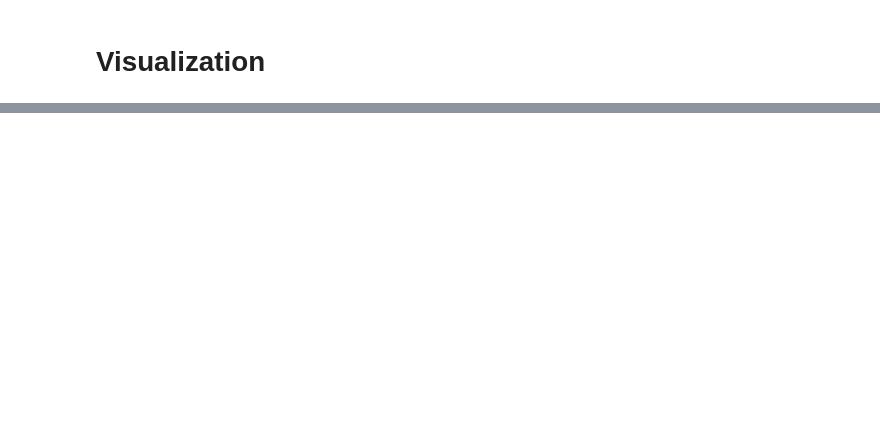
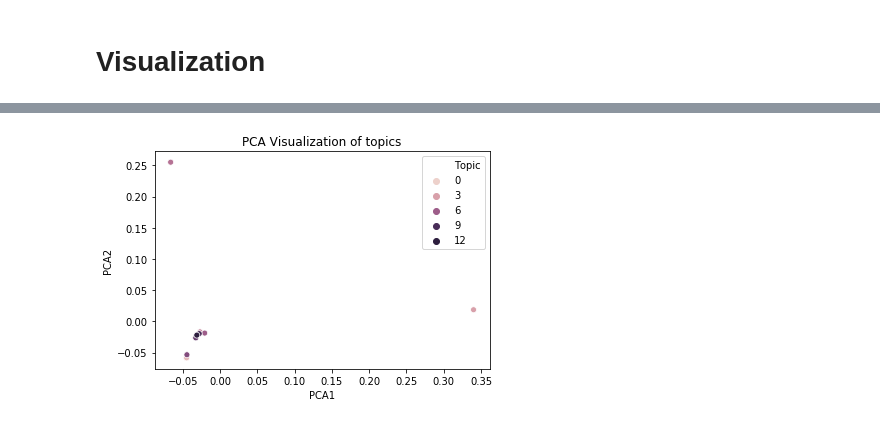
Before and after one commit to bishalsainju/Job-Satisfaction, a Jupyter notebook: analysis/clustering/alpha-beta/topic clustering.ipynb, the cells around one changed output, grey strips where cells are left out. Saved outputs shown, nothing was run; the diff lists cells and outputs as text; code cells hidden in the pictures; blank space fills up the shorter version.

```diff
--- a/analysis/clustering/alpha-beta/topic clustering.ipynb
+++ b/analysis/clustering/alpha-beta/topic clustering.ipynb
@@ -77,4 +78,4 @@ X_tsne = tsne.fit_transform(topic_word_distr)
 from sklearn.decomposition import PCA
 
 pca = PCA(n_components=2)
-X_tsne = pca.fit_transform(dist)
+X_tsne = pca.fit_transform(topic_word_distr)
@@ -319,6 +106,0 @@ print(dist)
-# %%
-# Clustering
-from sklearn.manifold import TSNE
-# tsne = TSNE(n_components=2)
-tsne = TSNE(n_components=2, verbose=1, random_state=0, angle=.99, init='pca')
-X_tsne = tsne.fit_transform(topic_word_distr)
@@ -385,0 +107,16 @@ show(plot_lda)
+# %%
+df_cluster = pd.DataFrame()
+df_cluster['X'] = X_tsne[:, 0]
+df_cluster['Y'] = X_tsne[:, 1]
+df_cluster['Topic'] = range(num_topics)
+df_cluster['Topic_Words'] = imp_words
+
+cluster_colors = dict()
+for c in range(num_topics):
+    cluster_colors[c] = colormap[c]
+
+df_cluster['Colors'] = df_cluster['Topic'].apply(lambda l: cluster_colors[l])
+df_cluster.sort_values(by=['Topic'], inplace=True)
+
+df_cluster['Topic'] = df_cluster['Topic']+1
+display(df_cluster.head())
@@ -385,0 +130,12 @@ show(plot_lda)
+# %%
+import seaborn as sns
+import matplotlib.pyplot as plt
+import os
+sns.scatterplot(x = "X", y="Y", hue="Topic", data=df_cluster)
+plt.xlabel("PCA1")
+plt.ylabel("PCA2")
+plt.title("PCA Visualization of topics")
+plt.savefig(os.path.expanduser("~/Desktop/img/PCApro.png"))
+plt.show()
+# %% [output]
+[figure, added]
```
Also changed, not shown: parts of 57 cells of this notebook, 9 other files.
